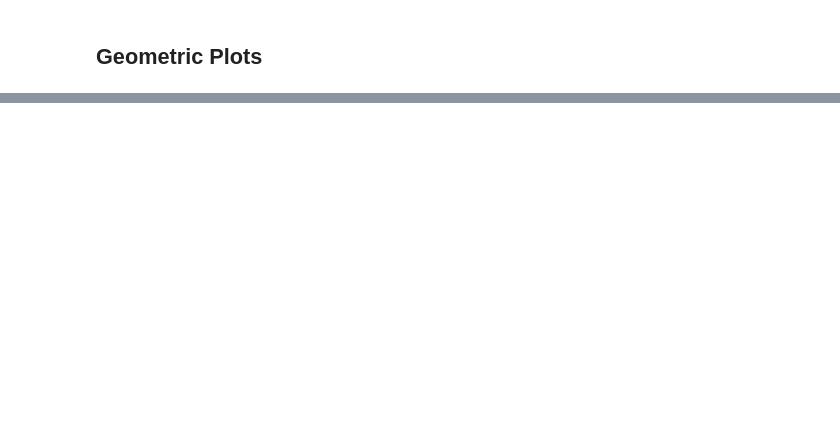
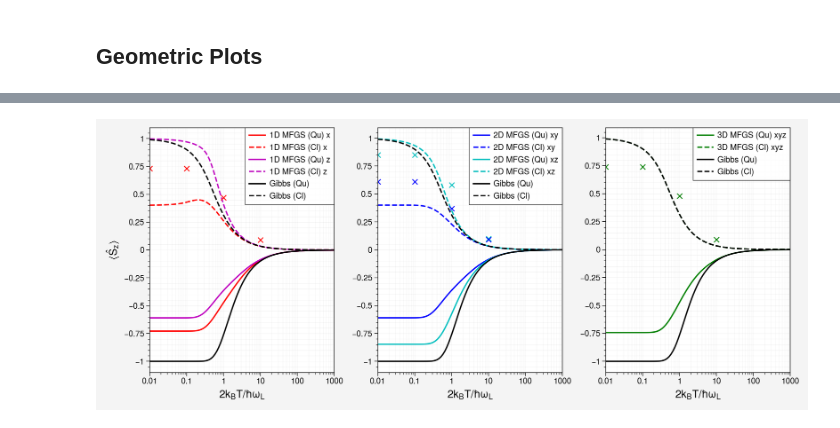
Before and after one commit to quantum-exeter/QuantumSpinDynamics, a Jupyter notebook: plot/plotStatics.ipynb, the cells around one changed output, grey strips where cells are left out. Saved outputs shown, nothing was run; the diff lists cells and outputs as text; code cells hidden in the pictures; blank space fills up the shorter version.

```diff
--- a/plot/plotStatics.ipynb
+++ b/plot/plotStatics.ipynb
@@ -151,3 +108,79 @@ plt.savefig("C://Users//crh222//Dropbox//PhD//1. RC Mapping//Graphs//Statics//di
+# %%
+fig, ax = plt.subplots(1, 3, figsize=(11, 4.5))  #size in inches
+
+ax[0].get_xaxis().tick_bottom()
+ax[0].get_yaxis().tick_left()
+ax[1].get_xaxis().tick_bottom()
+ax[1].get_yaxis().tick_left()
+ax[2].get_xaxis().tick_bottom()
+ax[2].get_yaxis().tick_left()
+
+ax[0].set_xlabel("$2k_B T/\hbar\omega_L$", fontsize=12)
+ax[1].set_xlabel("$2k_B T/\hbar\omega_L$", fontsize=12)
+ax[2].set_xlabel("$2k_B T/\hbar\omega_L$", fontsize=12)
+ax[0].set_ylabel("$\langle \\hat{S}_z\\rangle$", fontsize=12)
+
+ax[0].set_xlim(0.01, 1000)
+ax[1].set_xlim(0.01, 1000)
+ax[2].set_xlim(0.01, 1000)
+
+# pplt.rc.cycle = 'tab20b'
+# plt.rcParams['axes.prop_cycle'] = plt.cycler(color=['darkred', 'red', 'chocolate', 'goldenrod', 'olivedrab', 'darkolivegreen', 'steelblue', 'darkblue', 'indigo'])
+
+##### Data ######
+
+ax[0].semilogx(data1D_x[:,0], -data1D_x[:,1], 'r-', label="1D MFGS (Qu) x") # 1D MFGS X/Y
+ax[0].semilogx(data1D_x_cl[:,0], data1D_x_cl[:,1], 'r--', label="1D MFGS (Cl) x") # 1D MFGS X/Y
+ax[0].semilogx(data1D_z[:,0], -data1D_z[:,1], 'm-', label="1D MFGS (Qu) z") # 1D MFGS Z
+ax[0].semilogx(data1D_z_cl[:,0], data1D_z_cl[:,1], 'm--', label="1D MFGS (Cl) z") # 1D MFGS Z
+ax[0].semilogx(dataG[:,0], -dataG[:,1], 'k-', label="Gibbs (Qu)") # Gibbs State
+ax[0].semilogx(dataG[:,0], ((1/np.tanh(1/dataG[:,0]) - (dataG[:,0]))), 'k--', label="Gibbs (Cl)")
+ax[0].grid(which='both', lw='0.2')
+
+ax[0].plot(0.01, 0.73, 'rx')
+ax[0].plot(0.1, 0.73, 'rx')
+ax[0].plot(1, 0.47, 'rx')
+ax[0].plot(10, 0.09, 'rx')
+
+ax[1].semilogx(data2D_xy[:,0], -data2D_xy[:,1], 'b-', label="2D MFGS (Qu) xy") # 2D MFGS XY
+ax[1].semilogx(data2D_xy_cl[:,0], data2D_xy_cl[:,1], 'b--', label="2D MFGS (Cl) xy") # 2D MFGS XY
+ax[1].semilogx(data2D_xz[:,0], -data2D_xz[:,1], 'c-',label="2D MFGS (Qu) xz") # 2D MFGS XZ
+ax[1].semilogx(data2D_xz_cl[:,0], data2D_xz_cl[:,1], 'c--', label="2D MFGS (Cl) xz") # 2D MFGS XY
+ax[1].semilogx(dataG[:,0], -dataG[:,1], 'k-', label="Gibbs (Qu)") # Gibbs State
+ax[1].semilogx(dataG[:,0], ((1/np.tanh(1/dataG[:,0]) - (dataG[:,0]))), 'k--', label="Gibbs (Cl)")
+ax[1].grid(which='both', lw='0.2')
+
+ax[1].plot(0.01, 0.85, 'cx')
+ax[1].plot(0.1, 0.85, 'cx')
+ax[1].plot(1, 0.58, 'cx')
+ax[1].plot(10, 0.1, 'cx')
+
+ax[1].plot(0.01, 0.61, 'bx')
+ax[1].plot(0.1, 0.61, 'bx')
+ax[1].plot(1, 0.37, 'bx')
+ax[1].plot(10, 0.09, 'bx')
+
+ax[2].semilogx(data3D_xyz[:,0], -data3D_xyz[:,1], 'g-', label="3D MFGS (Qu) xyz") # 3D MFGS XYZ
+ax[2].semilogx(data3D_xyz_cl[:,0], data3D_xyz_cl[:,1], 'g--', label="3D MFGS (Cl) xyz") # 3D MFGS XYZ
+ax[2].semilogx(dataG[:,0], -dataG[:,1], 'k-', label="Gibbs (Qu)") # Gibbs State
+ax[2].semilogx(dataG[:,0], ((1/np.tanh(1/dataG[:,0]) - (dataG[:,0]))), 'k--', label="Gibbs (Cl)") # Gibbs State
+ax[2].grid(which='both', lw='0.2')
+
+ax[2].plot(0.01, 0.74, 'gx')
+ax[2].plot(0.1, 0.74, 'gx')
+ax[2].plot(1, 0.48, 'gx')
+ax[2].plot(10, 0.09, 'gx')
+
+
+ax[0].legend(ncol=1)
+ax[1].legend(ncol=1)
+ax[2].legend(ncol=1)
+
+fig.tight_layout()
+
+plt.savefig("C://Users//crh222//Dropbox//PhD//1. RC Mapping//Graphs//Statics//talk_plots.pdf", dpi=300, )
+# %% [output]
+[figure, added]
 # %%
 fig, ax = plt.subplots(figsize=(5.5, 5))  #size in inches
 
```
Also changed, not shown: parts of 8 cells of this notebook.
